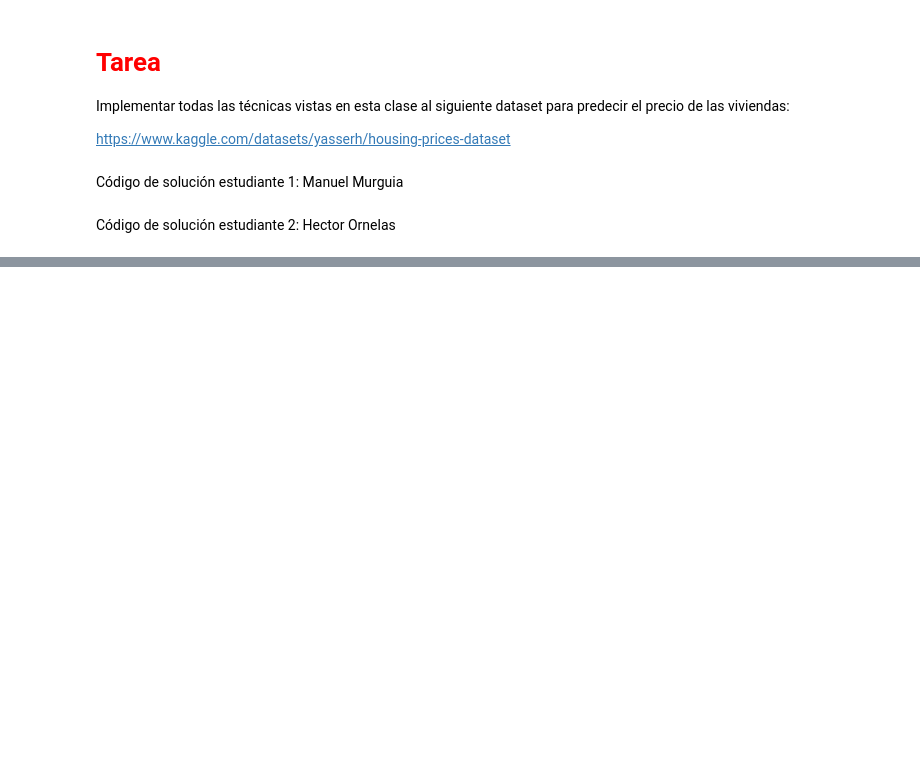
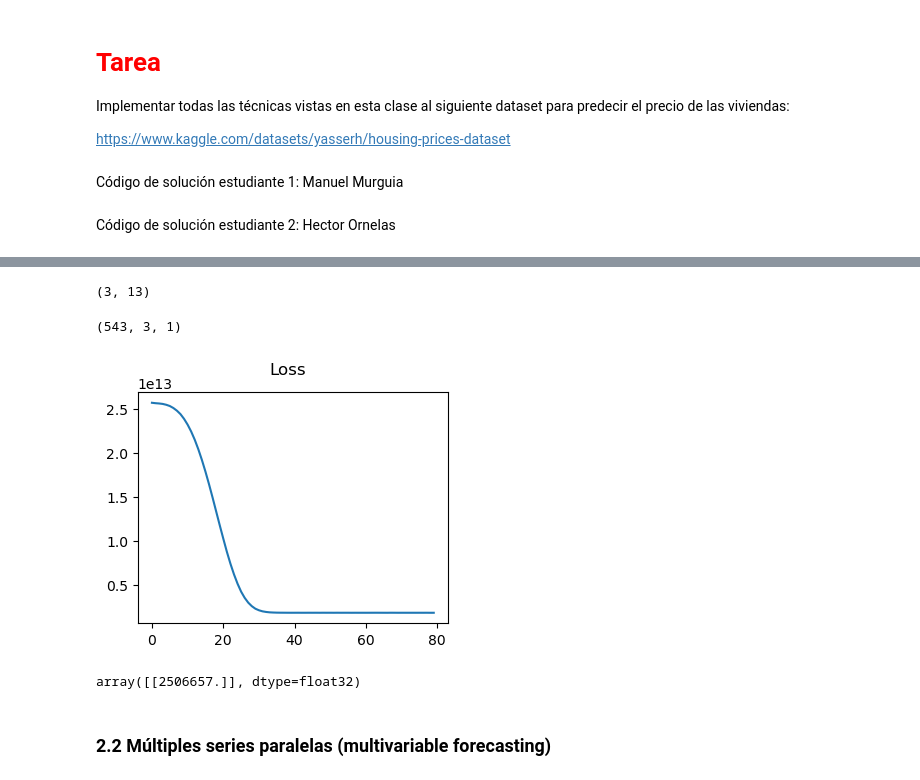
Before and after one commit to ManuelMurguia/ProyectoConjunto_T5_MAMurguia_HCOrnelas, a Jupyter notebook: Tarea5.ipynb, the cells around one changed output, grey strips where cells are left out. Drawn from its saved outputs; the diff is of its cells as text; code cells hidden in the pictures; blank space fills up the shorter version.

```diff
--- a/Tarea5.ipynb
+++ b/Tarea5.ipynb
@@ -43,0 +230,10 @@ Código de solución estudiante 2: Hector Ornelas
+# %%
+# Merge modelos de entrada
+merge = concatenate([cnn1, cnn2])
+dense = Dense(50, activation='relu')(merge)
+output = Dense(1)(dense)
+# %%
+# Conectar entradas y salida del modelo
+model_3 = Model(inputs=[visible1, visible2], outputs=output)
+model_3.compile(optimizer='adam', loss='mse')
+model_3.summary()
@@ -43,0 +262,34 @@ Código de solución estudiante 2: Hector Ornelas
+# %%
+X[0].shape
+# %% [output]
+(3, 13)
+# %%
+n_features = 1
+
+# Separar datos de entrada
+X1 = X[:, :, 0].reshape(X.shape[0], X.shape[1], n_features)
+X2 = X[:, :, 1].reshape(X.shape[0], X.shape[1], n_features)
+# %%
+X1.shape
+# %% [output]
+(543, 3, 1)
+# %%
+history_3 = model_3.fit([X1, X2], y, epochs=80, verbose=0)
+# %%
+plt.figure(figsize=(4,3))
+
+plt.plot(history_3.history['loss'])
+plt.suptitle('Loss')
+
+plt.show()
+# %% [output]
+[figure, added]
+# %%
+x1 = X1[-3:][0].reshape((1, n_steps, n_features))
+x2 = X2[-3:][0].reshape((1, n_steps, n_features))
+yhat = model_3.predict([x1, x2], verbose=0)
+yhat
+# %% [output]
+array([[2506657.]], dtype=float32)
+# %% [markdown]
+### 2.2 Múltiples series paralelas (multivariable forecasting)
```
Also changed, not shown: parts of 65 cells of this notebook.
